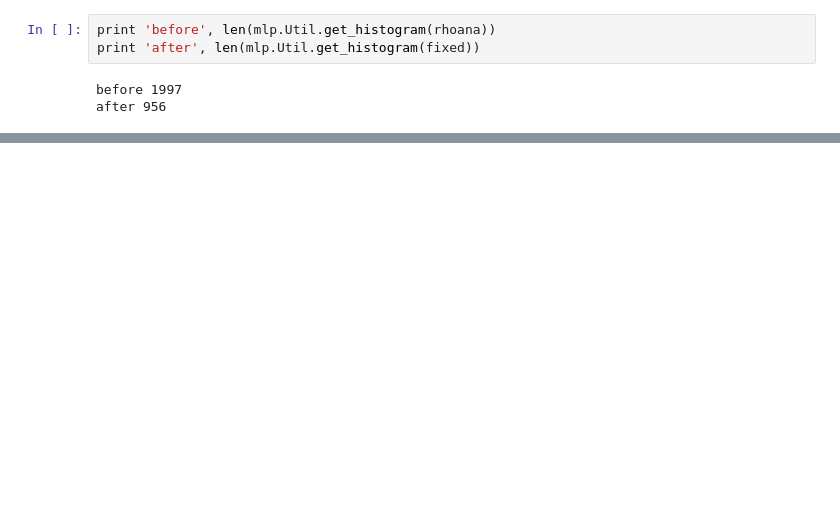
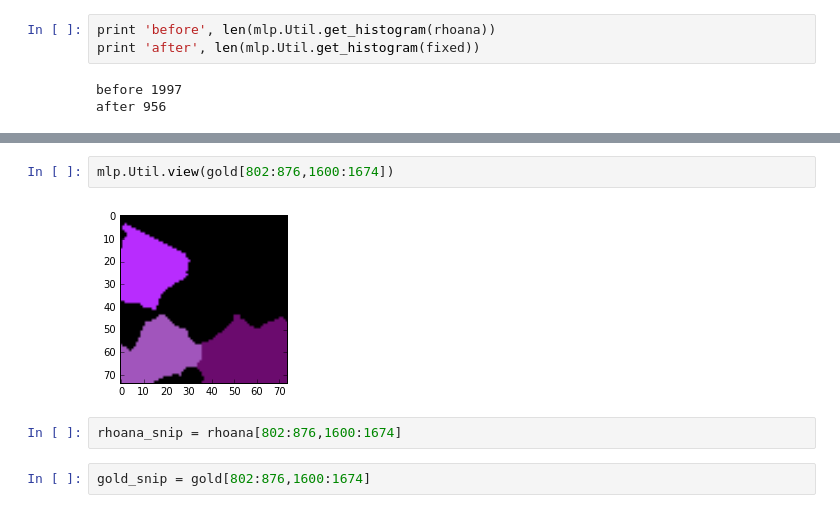
Before and after one commit to SrutiBh/mlproof, a Jupyter notebook: new_patch_generation_tests.ipynb, the cells around one changed output, grey strips where cells are left out. Saved outputs shown, nothing was run; the diff lists cells and outputs as text; blank space fills up the shorter version.

```diff
--- a/Untitled0.ipynb
+++ b/new_patch_generation_tests.ipynb
@@ -82,0 +114,8 @@ mlp.Util.view(fixed_borders, large=True)
+# %%
+mlp.Util.view(gold[802:876,1600:1674])
+# %% [output]
+[figure, added]
+# %%
+rhoana_snip = rhoana[802:876,1600:1674]
+# %%
+gold_snip = gold[802:876,1600:1674]
```
Also changed, not shown: parts of 29 cells of this notebook, 4 other files.
